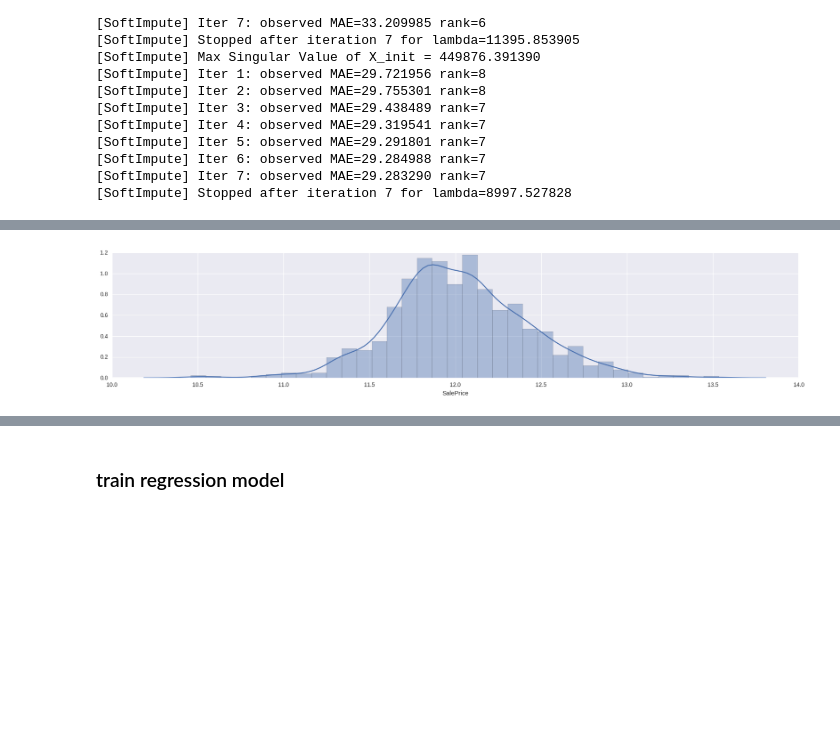
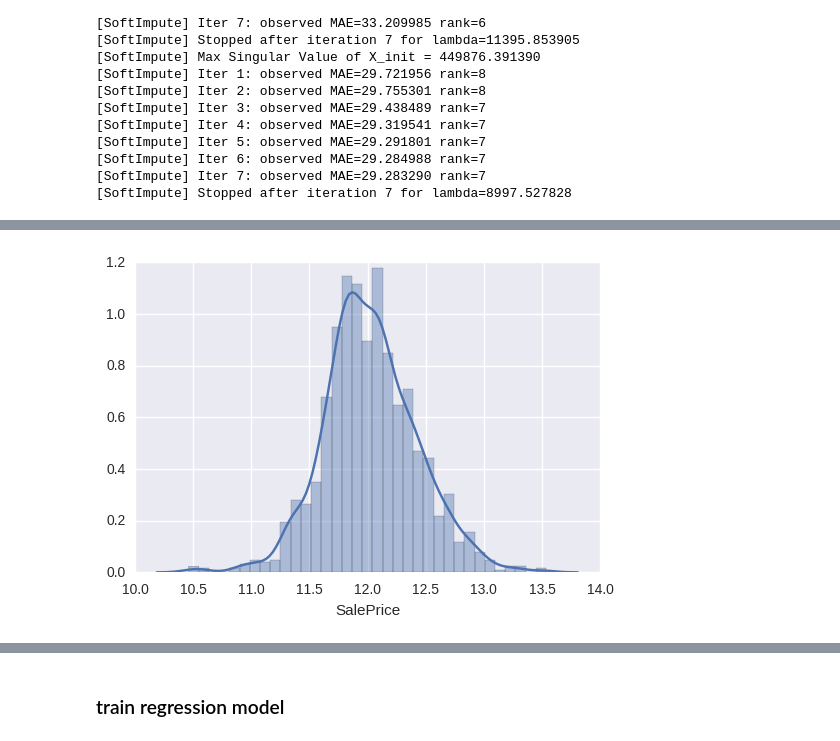
Before and after one commit to samshipengs/House-prices-regression, a Jupyter notebook: housing_price_regression.ipynb, the cells around one changed output, grey strips where cells are left out. Saved outputs shown, nothing was run; the diff lists cells and outputs as text; code cells hidden in the pictures; blank space fills up the shorter version.

```diff
--- a/housing_price_regression.ipynb
+++ b/housing_price_regression.ipynb
@@ -5,6 +5,7 @@ import numpy as np
 import matplotlib.pyplot as plt
 import seaborn as sns
 from sklearn import metrics, ensemble, tree, linear_model
+from sklearn.grid_search import GridSearchCV
 from sklearn.preprocessing import StandardScaler
 
 from sklearn.model_selection import train_test_split, cross_val_score
@@ -17,8 +18,10 @@ import xgboost as xgb
 from fancyimpute import BiScaler, KNN, NuclearNormMinimization, SoftImpute, MICE
 %matplotlib inline
 from matplotlib.pylab import rcParams
-rcParams['figure.figsize'] = 22, 4
+# rcParams['figure.figsize'] = 22, 4
 import warnings
+import time
+
 warnings.filterwarnings('ignore')
 
 train_df = pd.read_csv('./data/train.csv')
@@ -132,7 +137,7 @@ ax = sns.distplot(train_y)
 # %%
 ## we can log transform y value
+ax = sns.distplot(np.log(train_y))
 train_y = np.log(train_y)
-ax = sns.distplot(train_y)
 # %% [output]
-[figure, old version]
+[figure, new version]
 # %%
```
Also changed, not shown: parts of 13 cells of this notebook, 10 other files.
